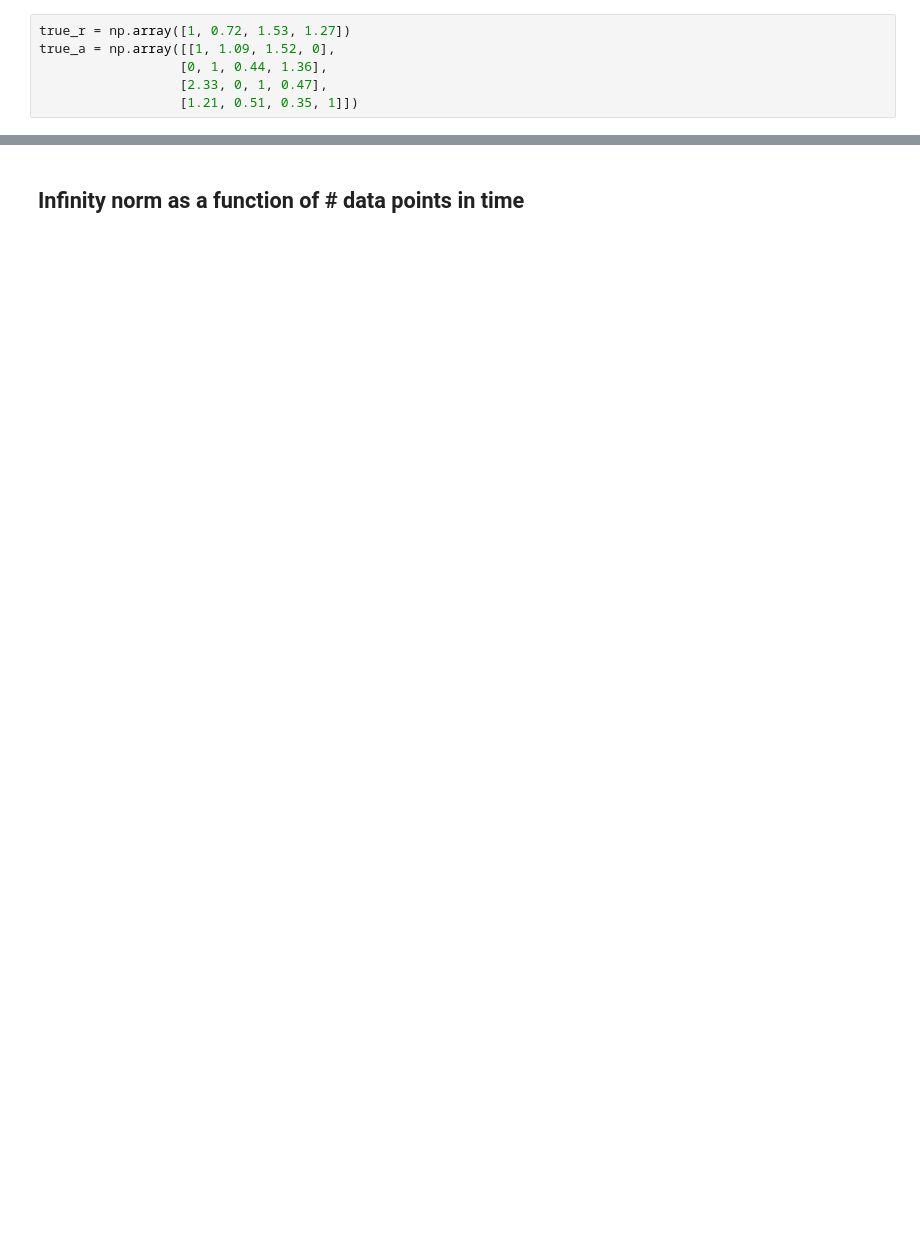
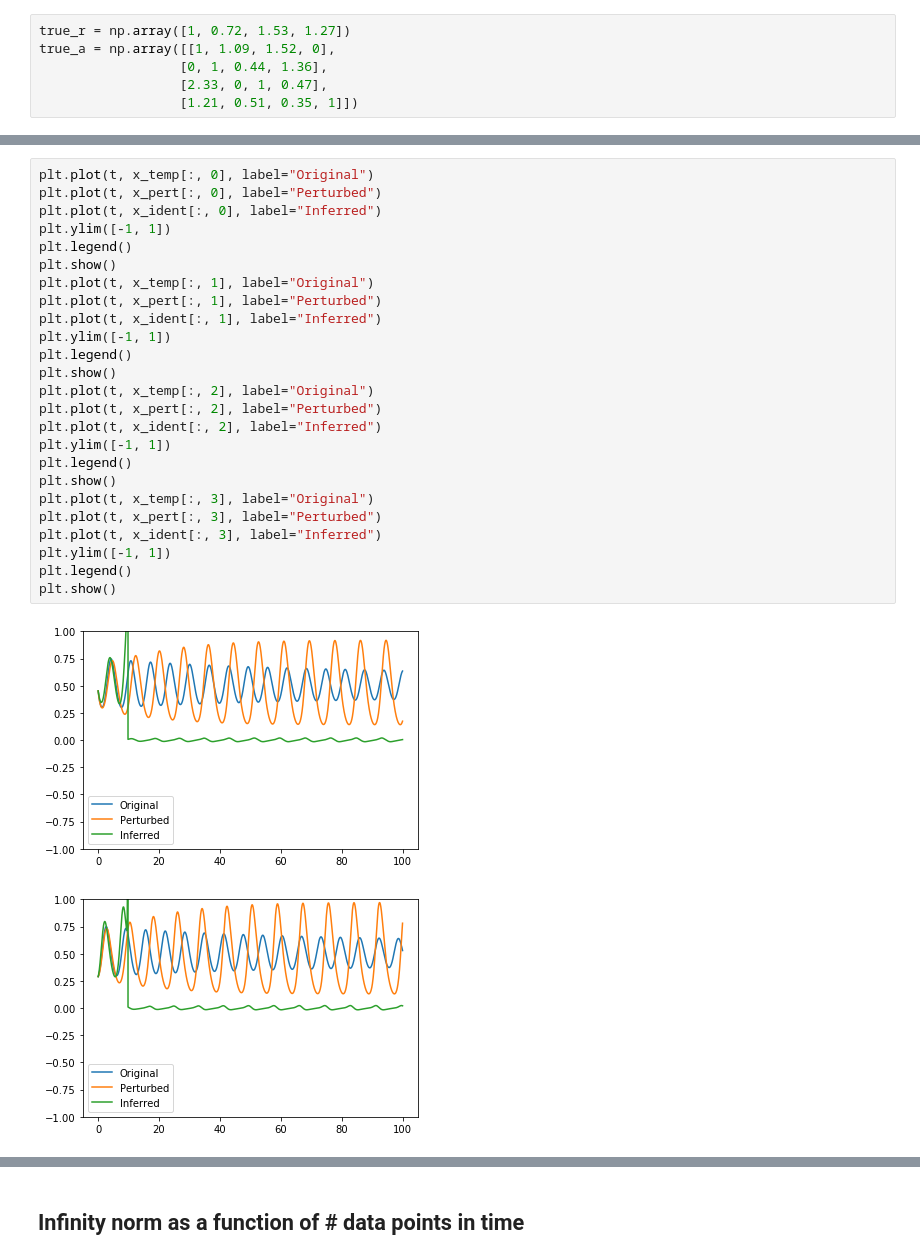
Before and after one commit to alexanderwhatley/am_205_final_project, a Jupyter notebook: Richard's Notebook.ipynb, the cells around one changed output, grey strips where cells are left out. Drawn from its saved outputs; the diff is of its cells as text; blank space fills up the shorter version.

```diff
--- a/Richard's Notebook.ipynb
+++ b/Richard's Notebook.ipynb
@@ -149,0 +248,28 @@ true_a = np.array([[1, 1.09, 1.52, 0],
+# %%
+plt.plot(t, x_temp[:, 0], label="Original")
+plt.plot(t, x_pert[:, 0], label="Perturbed")
+plt.plot(t, x_ident[:, 0], label="Inferred")
+plt.ylim([-1, 1])
+plt.legend()
+plt.show()
+plt.plot(t, x_temp[:, 1], label="Original")
+plt.plot(t, x_pert[:, 1], label="Perturbed")
+plt.plot(t, x_ident[:, 1], label="Inferred")
+plt.ylim([-1, 1])
+plt.legend()
+plt.show()
+plt.plot(t, x_temp[:, 2], label="Original")
+plt.plot(t, x_pert[:, 2], label="Perturbed")
+plt.plot(t, x_ident[:, 2], label="Inferred")
+plt.ylim([-1, 1])
+plt.legend()
+plt.show()
+plt.plot(t, x_temp[:, 3], label="Original")
+plt.plot(t, x_pert[:, 3], label="Perturbed")
+plt.plot(t, x_ident[:, 3], label="Inferred")
+plt.ylim([-1, 1])
+plt.legend()
+plt.show()
+# %% [output]
+[figure, added]
+[figure, added]
```
Also changed, not shown: parts of 16 cells of this notebook, 3 other files.
